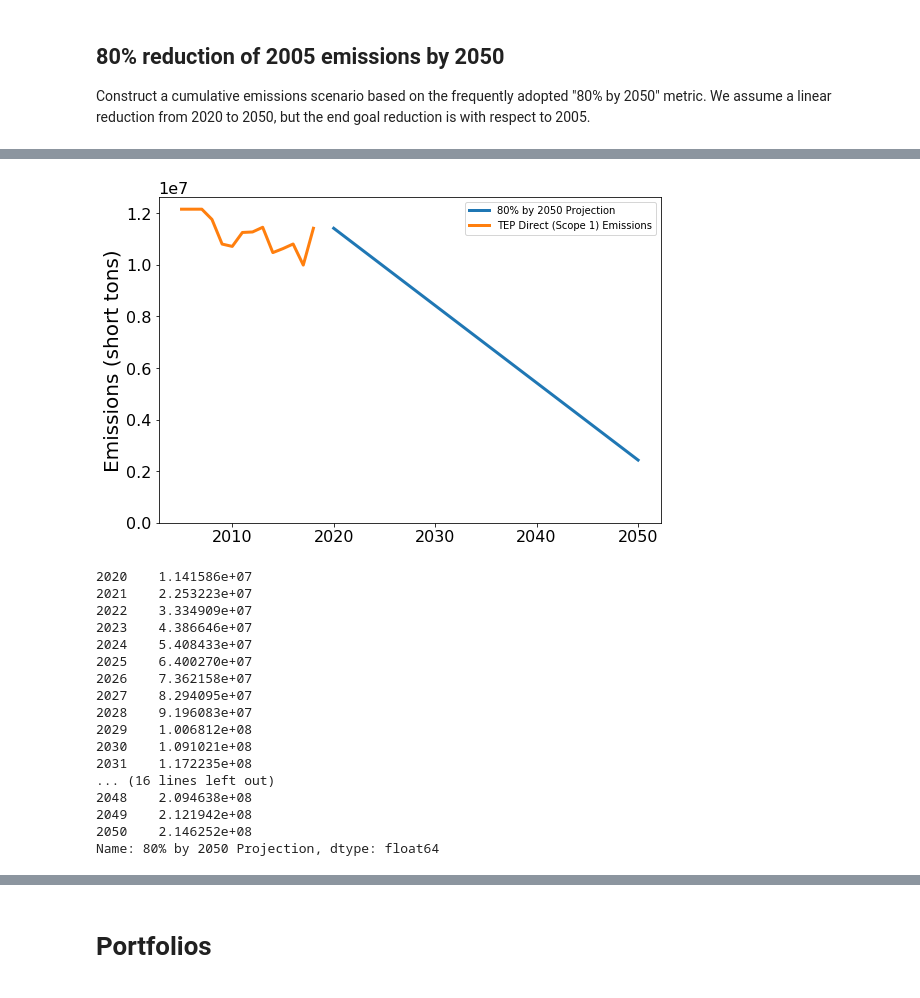
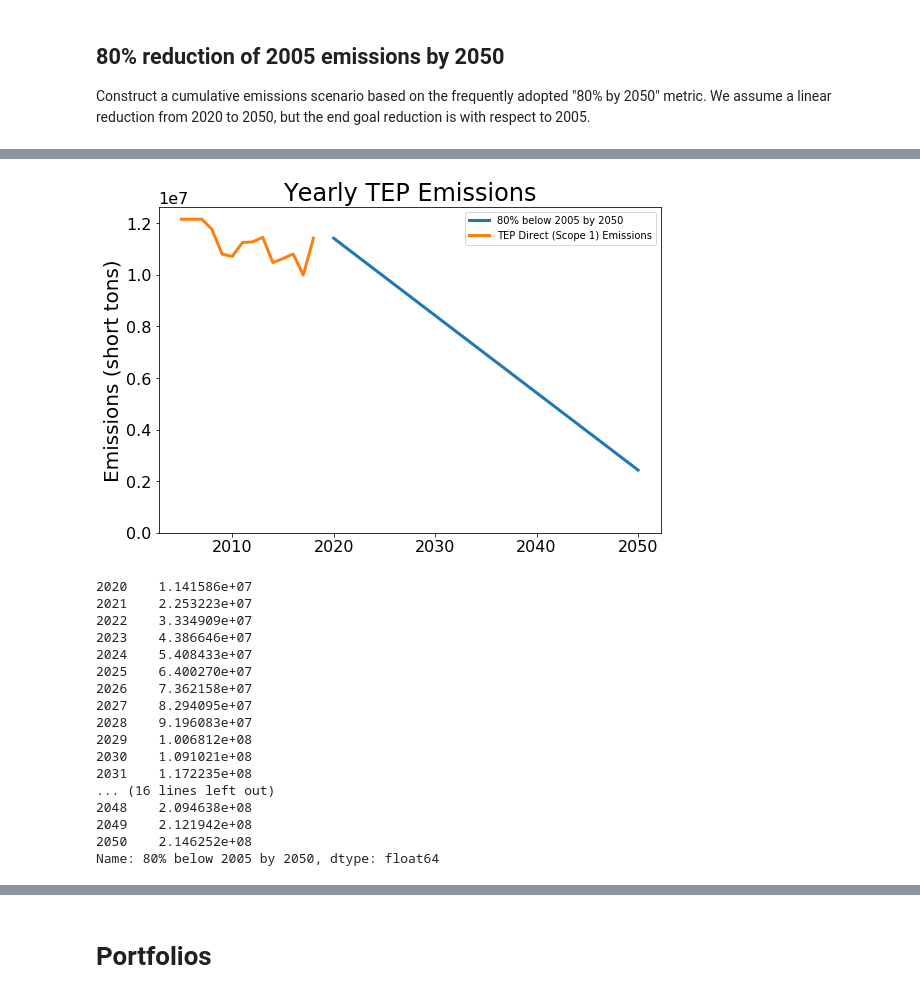
Before and after one commit to CLIMAS-UA/tepcarbon, a Jupyter notebook: tep_carbon.ipynb, the cells around one changed output, grey strips where cells are left out. Cells and saved outputs as stored; diff of their text form; code cells hidden in the pictures.

```diff
--- a/tep_carbon.ipynb
+++ b/tep_carbon.ipynb
@@ -425,25 +554,28 @@ tep_emissions['TEP Direct (Scope 1) Emissions']
 2018    1.141586e+07
 Name: TEP Direct (Scope 1) Emissions, dtype: float64
 # %%
+tep_emissions_2005 = tep_emissions.loc[2005, 'TEP Direct (Scope 1) Emissions']
 start_emissions_80by50 = tep_emissions.loc[2018, 'TEP Direct (Scope 1) Emissions']
-end_emissions_80by50 = 0.2 * tep_emissions.loc[2005, 'TEP Direct (Scope 1) Emissions']
+end_emissions_80by50 = 0.2 * tep_emissions_2005
 start_year_80by50 = 2020
 end_year_80by50 = 2050
 full_index_80by50 = list(range(start_year_80by50, end_year_80by50 + 1))
-yearly_emissions_80by50 = pd.Series(index=full_index_80by50, dtype=float, name='80% by 2050 Projection')
+yearly_emissions_80by50 = pd.Series(index=full_index_80by50, dtype=float, name='80% below 2005 by 2050')
 yearly_emissions_80by50.loc[start_year_80by50] = start_emissions_80by50
 yearly_emissions_80by50.loc[end_year_80by50] = end_emissions_80by50
 yearly_emissions_80by50 = yearly_emissions_80by50.interpolate(how='time')
 
 ax = yearly_emissions_80by50.plot()
 tep_emissions['TEP Direct (Scope 1) Emissions'].plot(ax=ax)
 ax.set_ylim(0, None)
 ax.set_ylabel('Emissions (short tons)')
 ax.legend()
 
+ax.set_title(f'Yearly TEP Emissions')
+
 ax.get_figure().savefig(output_path / 'historical_and_projected_80by50.png', dpi=300)
 # %% [output]
-[figure, old version]
+[figure, new version]
 # %%
 yearly_emissions_80by50_cumulative = yearly_emissions_80by50.cumsum()
 yearly_emissions_80by50_cumulative
@@ -464,7 +596,7 @@ yearly_emissions_80by50_cumulative
 2048    2.094638e+08
 2049    2.121942e+08
 2050    2.146252e+08
-Name: 80% by 2050 Projection, dtype: float64
+Name: 80% below 2005 by 2050, dtype: float64
 # %%
 ax = yearly_emissions_80by50_cumulative.plot()
 ax.set_ylim(0, None)
```
Also changed, not shown: parts of 24 cells of this notebook, 23 other files.
